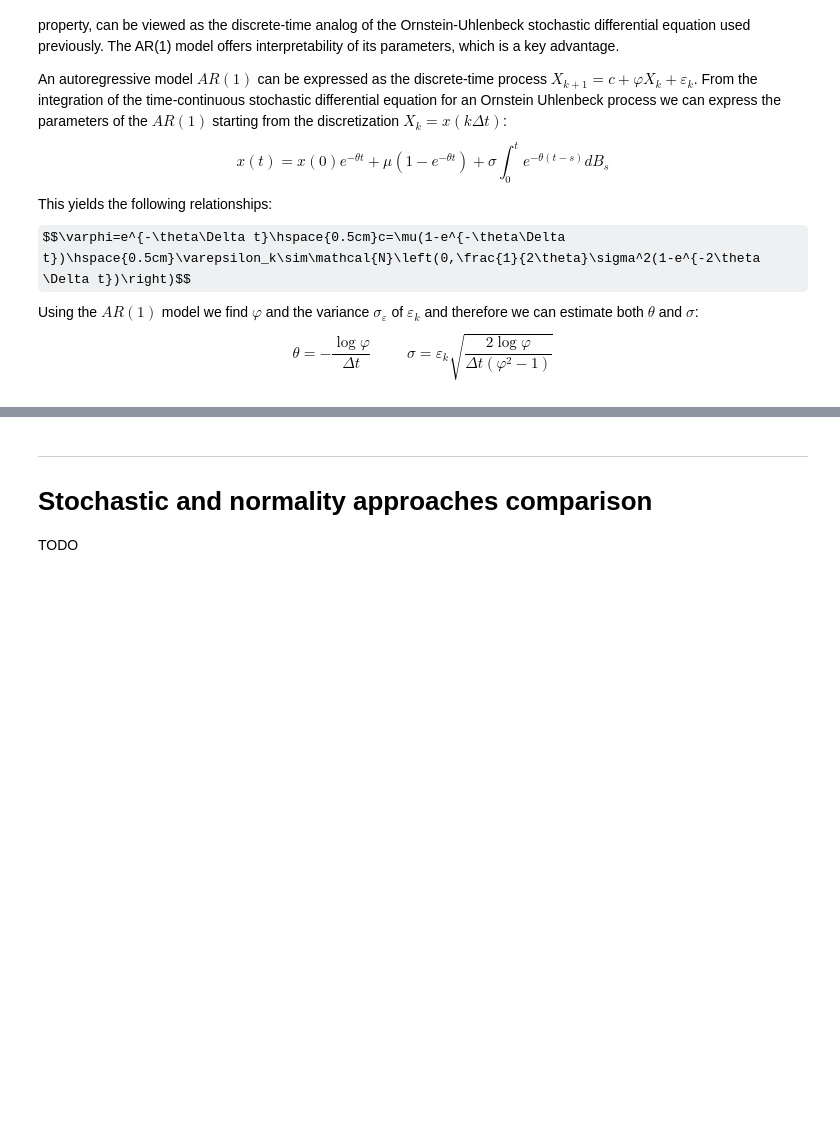
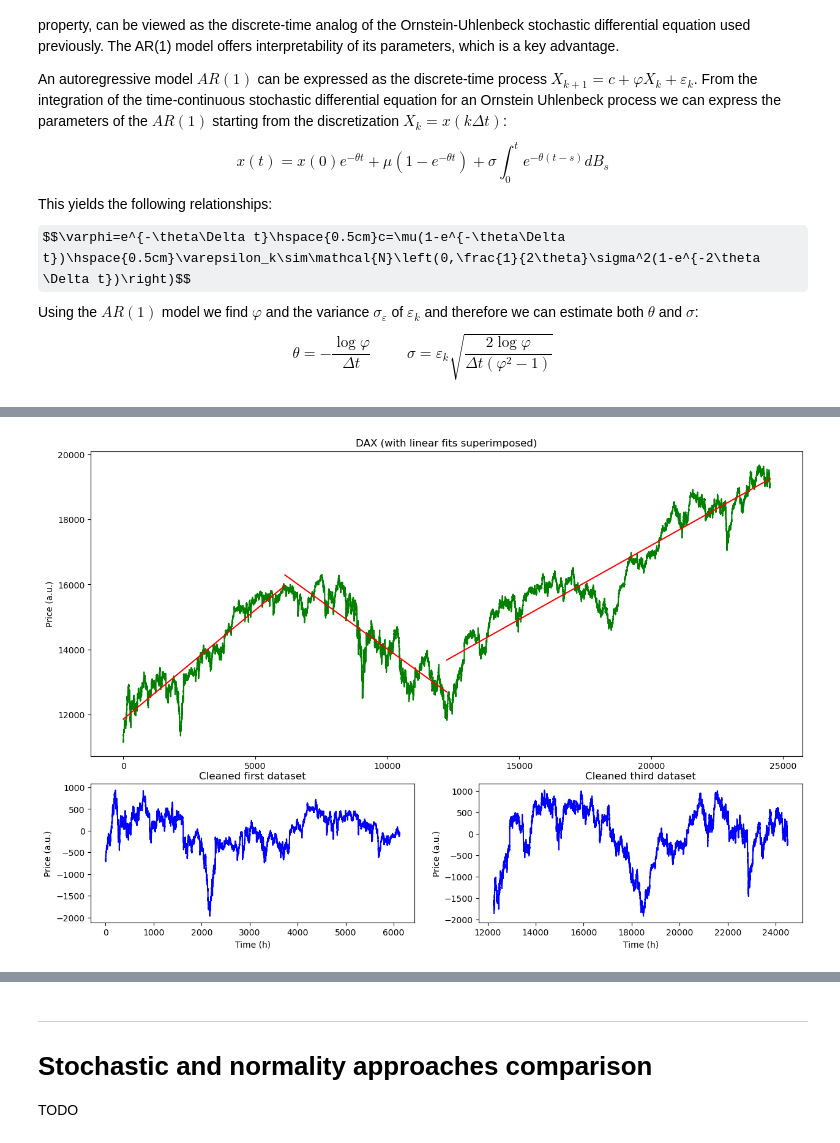
Before and after one commit to lorenzorizzi17/MeanReversionMetric, a Jupyter notebook: MeanReversion.ipynb, the cells around one changed output, grey strips where cells are left out. Saved outputs shown, nothing was run; the diff lists cells and outputs as text; code cells hidden in the pictures; some formulas as TeX source; blank space fills up the shorter version.

```diff
--- a/MeanReversion.ipynb
+++ b/MeanReversion.ipynb
@@ -287,0 +321,31 @@ TODO
+# %%
+# Let's start by prepping the dataset (getting it and splitting it into chunks)
+
+df, name = DAX, "DAX"
+gridsize = (3,2)
+fig = plt.figure(figsize=(15,10))
+ax1 = plt.subplot2grid(gridsize, (0,0), colspan=2, rowspan=2)
+ax1.plot(df.index, df["Close"], c = "g")
+ax1.set_title(name + " (with linear fits superimposed)")
+ax1.set_ylabel("Price (a.u.)")
+
+# and perform the removal of the trend. Passing ax as an optional argument, we can superimpose the linear fits to visually see the fitting line
+mesh = np.array([0,int(len(df)/4), int(len(df)/2), int(len(df))])
+arr = mr.removeTrend(df, mesh, ax1)
+
+ax2 = plt.subplot2grid(gridsize, (2,0), colspan=1, rowspan=1)
+ax2.plot(arr[0].index, arr[0].values, c = "b")
+ax2.set_title("Cleaned first dataset")
+ax2.set_xlabel("Time (h)")
+ax2.set_ylabel("Price (a.u.)")
+
+ax3 = plt.subplot2grid(gridsize, (2,1), colspan=1, rowspan=1)
+ax3.plot(arr[2].index, arr[2].values, c = "b")
+ax3.set_title("Cleaned third dataset")
+ax3.set_xlabel("Time (h)")
+ax3.set_ylabel("Price (a.u.)")
+
+plt.tight_layout
+plt.show()
+# %% [output]
+[figure, added]
```
Also changed, not shown: parts of 14 cells of this notebook, 4 other files.
